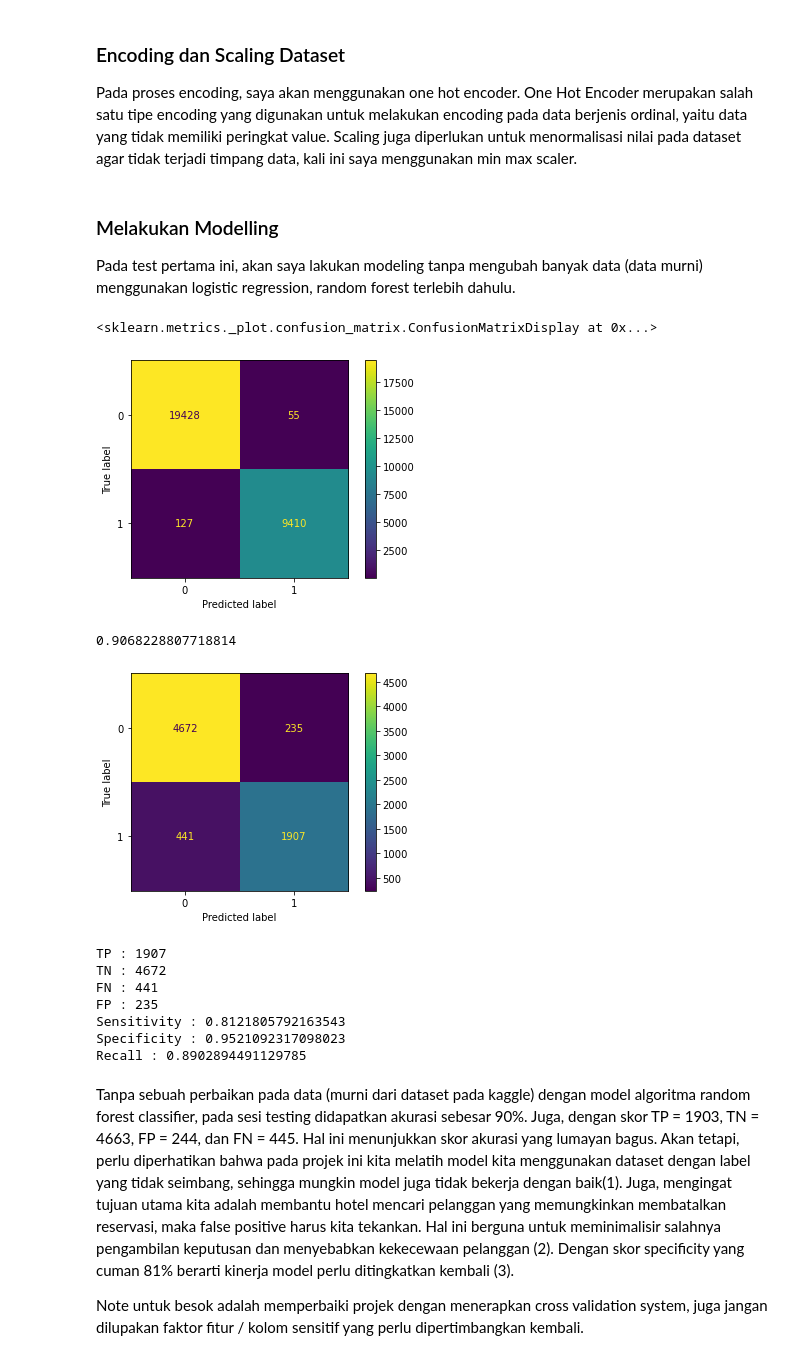
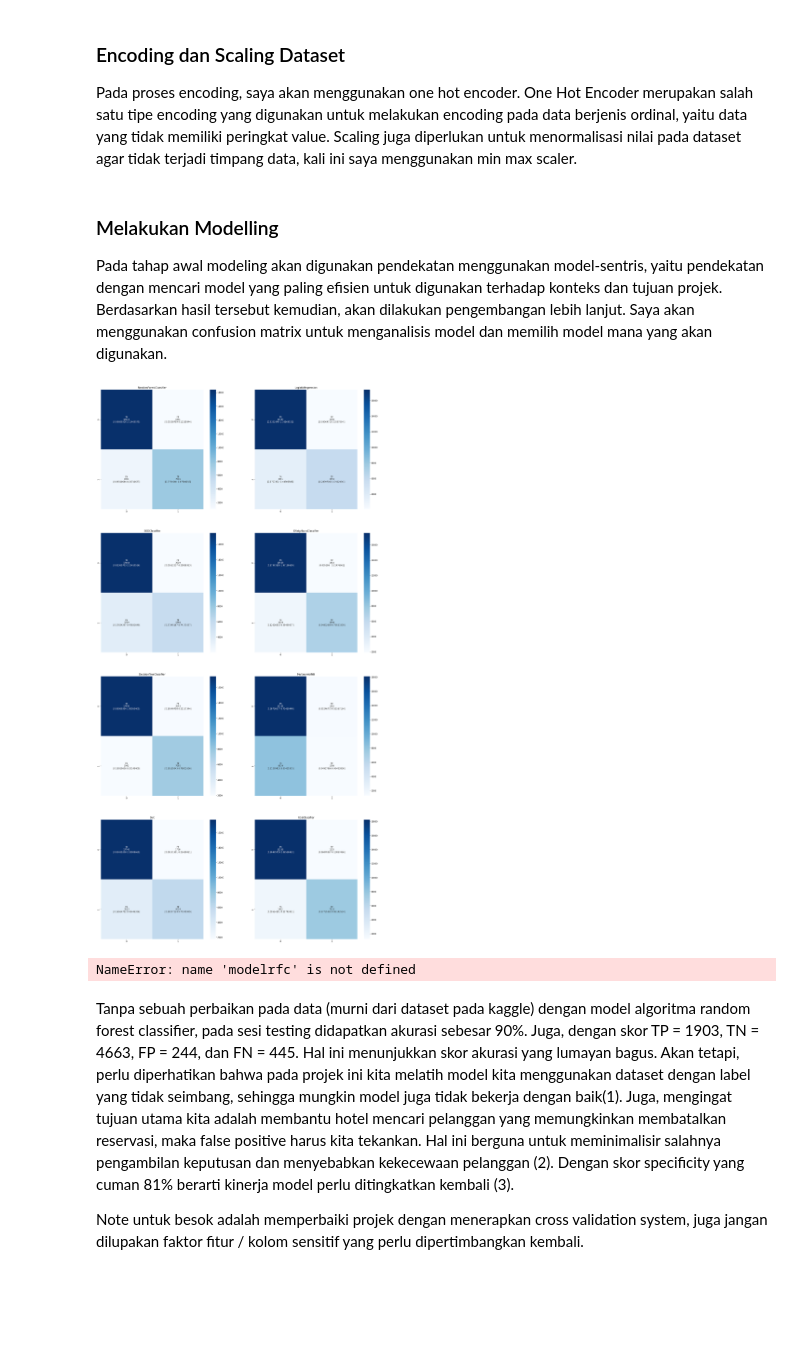
Before and after one commit to rarmnsyah/DATASCIENCE, a Jupyter notebook: Hoter Reservation (Yes) Predict/main.ipynb, the cells around one changed output. Saved outputs shown, nothing was run; the diff lists cells and outputs as text; code cells hidden in the pictures; blank space fills up the shorter version.

Commit message:
update main
menambahkan beberapa model sebagai perbandingan dan menerapkan cross validation test.

```diff
--- a/Hoter Reservation (Yes) Predict/main.ipynb
+++ b/Hoter Reservation (Yes) Predict/main.ipynb
@@ -81,12 +75,12 @@ df['booking_status'] = df['booking_status'].replace(['Canceled', 'Not_Canceled']
 # %%
 df['room_type_reserved'] = df['room_type_reserved'].replace(
     ['Room_Type 1', 'Room_Type 4', 'Room_Type 2', 'Room_Type 6', 'Room_Type 5', 'Room_Type 7', 'Room_Type 3'],
-    [1, 4, 2, 6, 5, 7, 3]
+    ['Tipe 1', 'Tipe 4', 'Tipe 2', 'Tipe 6', 'Tipe 5', 'Tipe 7', 'Tipe 3']
 )
 # %%
 df['type_of_meal_plan'] = df['type_of_meal_plan'].replace(
     ['Meal Plan 1', 'Not Selected', 'Meal Plan 2', 'Meal Plan 3'],
-    [1, 0, 2, 3]
+    ['Plan 1', 'Plan 0', 'Plan 2', 'Plan 3']
 )
 # %%
 df.drop(['Booking_ID'], axis = 1, inplace = True)
@@ -125,23 +128,54 @@ full_pipeline = ColumnTransformer([
 X_prepared = full_pipeline.fit_transform(X)
 # %% [markdown]
 ### Melakukan Modelling
-Pada test pertama ini, akan saya lakukan modeling tanpa mengubah banyak data (data murni) menggunakan logistic regression, random forest terlebih dahulu.
+Pada tahap awal modeling akan digunakan pendekatan menggunakan model-sentris, yaitu pendekatan dengan mencari model yang paling efisien untuk digunakan terhadap konteks dan tujuan projek. Berdasarkan hasil tersebut kemudian, akan dilakukan pengembangan lebih lanjut. Saya akan menggunakan confusion matrix untuk menganalisis model dan memilih model mana yang akan digunakan.
 # %%
 X_train, X_test, y_train, y_test = train_test_split(X_prepared, y, random_state = 1, test_size = 0.2)
 # %%
-rfc = RandomForestClassifier()
-modelrfc = rfc.fit(X_train, y_train)
+clf_rfc = RandomForestClassifier()
+clf_lr = LogisticRegression(random_state=42)
+clf_sgd = SGDClassifier(random_state=42)
+clf_knn = KNeighborsClassifier()
+clf_cart = DecisionTreeClassifier(random_state=42)
+clf_nb = MultinomialNB()
+clf_svm = SVC(random_state=42)
+clf_xgb = XGBClassifier()
 
-ConfusionMatrixDisplay.from_estimator(modelrfc, X_train, y_train)
+model_clf = [clf_rfc, clf_lr, clf_sgd, clf_knn, clf_cart, clf_nb, clf_svm, clf_xgb]
+model_name = [
+    'RandomForestClassifier',
+    'LogisticRegression',
+    'SGDClassifier',
+    'KNeighborsClassifier',
+    'DecisionTreeClassifier',
+    'MultinomialNB',
+    'SVC',
+    'XGBClassifier'
+]
-# %% [output]
-<sklearn.metrics._plot.confusion_matrix.ConfusionMatrixDisplay at 0x...>
-[figure, removed]
+# %%
+fig, ax = plt.subplots(4, 2, figsize = (25, 50))
+
+for model, ax in zip (model_clf, ax.flatten()):
+    kfold = KFold(random_state = 0, shuffle = True)
+    y_train_pred = cross_val_predict(model, X_train, y_train, cv = kfold)
+    conf_matrix = confusion_matrix(y_train, y_train_pred)
+
+    group_names = ['TN', 'FP', 'FN', 'TP']
+    group_counts = ['{}'.format(value) for value in conf_matrix.flatten()]
+    group_percentages = ['{}'.format(value/sum(conf_matrix)) for value in conf_matrix.flatten()]
+    labels = [f'{v1}\n{v2}\n{v3}' for v1, v2, v3 in zip(group_names,group_counts,group_percentages)]
+    labels = np.asarray(labels).reshape(2,2)
+
+
+    sns.heatmap(conf_matrix, annot=labels, fmt='', cmap='Blues', ax=ax)
+    ax.title.set_text(type(model).__name__)
+# %% [output]
+[figure, added]
 # %%
 ConfusionMatrixDisplay.from_estimator(modelrfc, X_test, y_test)
 modelrfc.score(X_test, y_test)
 # %% [output]
-0.9068228807718814
+NameError: name 'modelrfc' is not defined
-[figure, removed]
 # %%
 y_pred = modelrfc.predict(X_test)
 tn, fp, fn, tp = confusion_matrix(y_test, y_pred).ravel()
@@ -152,14 +186,6 @@ recall = tp / (tp + fp)
 
 print('TP : {}\nTN : {}\nFN : {}\nFP : {}'.format(tp, tn, fn, fp))
 print('Sensitivity : {}\nSpecificity : {}\nRecall : {}'.format(sensitivity, specificity, recall))
-# %% [output]
-TP : 1907
-TN : 4672
-FN : 441
-FP : 235
-Sensitivity : 0.8121805792163543
-Specificity : 0.9521092317098023
-Recall : 0.8902894491129785
 # %% [markdown]
 Tanpa sebuah perbaikan pada data (murni dari dataset pada kaggle) dengan model algoritma random forest classifier, pada sesi testing didapatkan akurasi sebesar 90%. Juga, dengan skor TP = 1903, TN = 4663, FP = 244, dan FN = 445. Hal ini menunjukkan skor akurasi yang lumayan bagus. Akan tetapi, perlu diperhatikan bahwa pada projek ini kita melatih model kita menggunakan dataset dengan label yang tidak seimbang, sehingga mungkin model juga tidak bekerja dengan baik(1). Juga, mengingat tujuan utama kita adalah membantu hotel mencari pelanggan yang memungkinkan membatalkan reservasi, maka false positive harus kita tekankan. Hal ini berguna untuk meminimalisir salahnya pengambilan keputusan dan menyebabkan kekecewaan pelanggan (2). Dengan skor specificity yang cuman 81% berarti kinerja model perlu ditingkatkan kembali (3).
 
```
Also changed, not shown: parts of 11 cells of this notebook.
